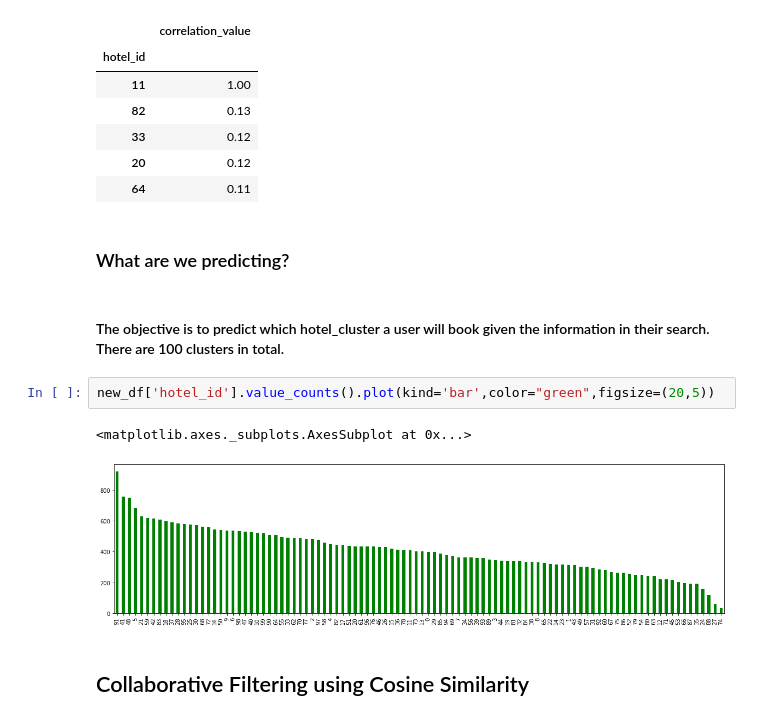
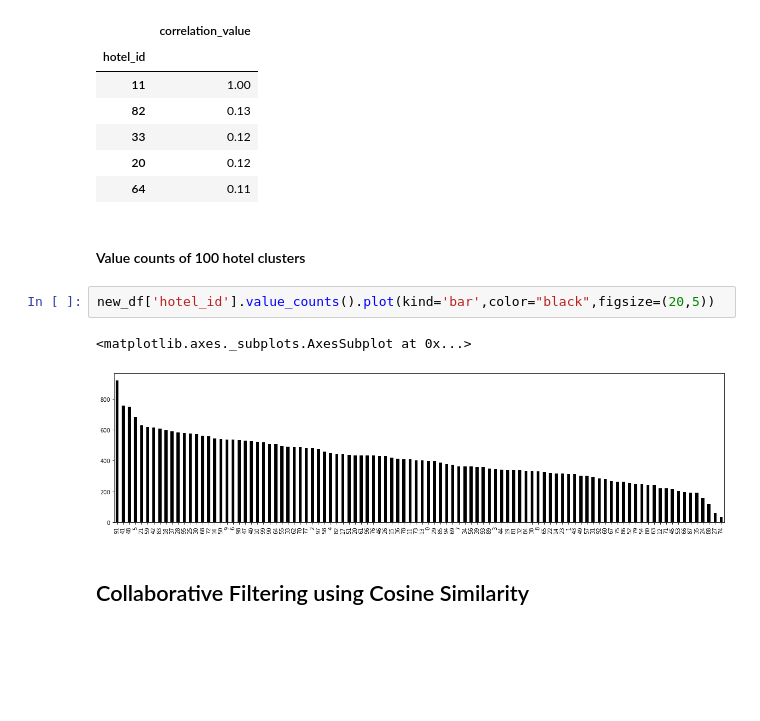
Before and after one commit to ShrutiSavardekar/ExpediaHotelRecommendation, a Jupyter notebook: DeepFM.ipynb, the cells around one changed output. Drawn from its saved outputs; the diff is of its cells as text; blank space fills up the shorter version.

```diff
--- a/DeepFM.ipynb
+++ b/DeepFM.ipynb
@@ -439,15 +454,13 @@ find_similar_hotel_clusters(11)
 | 33 | 0.12 |
 | 20 | 0.12 |
 | 64 | 0.11 |
-# %% [markdown]
-### What are we predicting?
-# %% [markdown]
-#### The objective is to predict which hotel_cluster a user will book given the information in their search. There are 100 clusters in total.
+# %% [markdown]
+#### Value counts of 100 hotel clusters
 # %%
-new_df['hotel_id'].value_counts().plot(kind='bar',color="green",figsize=(20,5))
+new_df['hotel_id'].value_counts().plot(kind='bar',color="black",figsize=(20,5))
 # %% [output]
 <matplotlib.axes._subplots.AxesSubplot at 0x...>
-[figure, old version]
+[figure, new version]
 # %% [markdown]
 ## Collaborative Filtering using Cosine Similarity
 # %%
```
Also changed, not shown: parts of 22 cells of this notebook.
